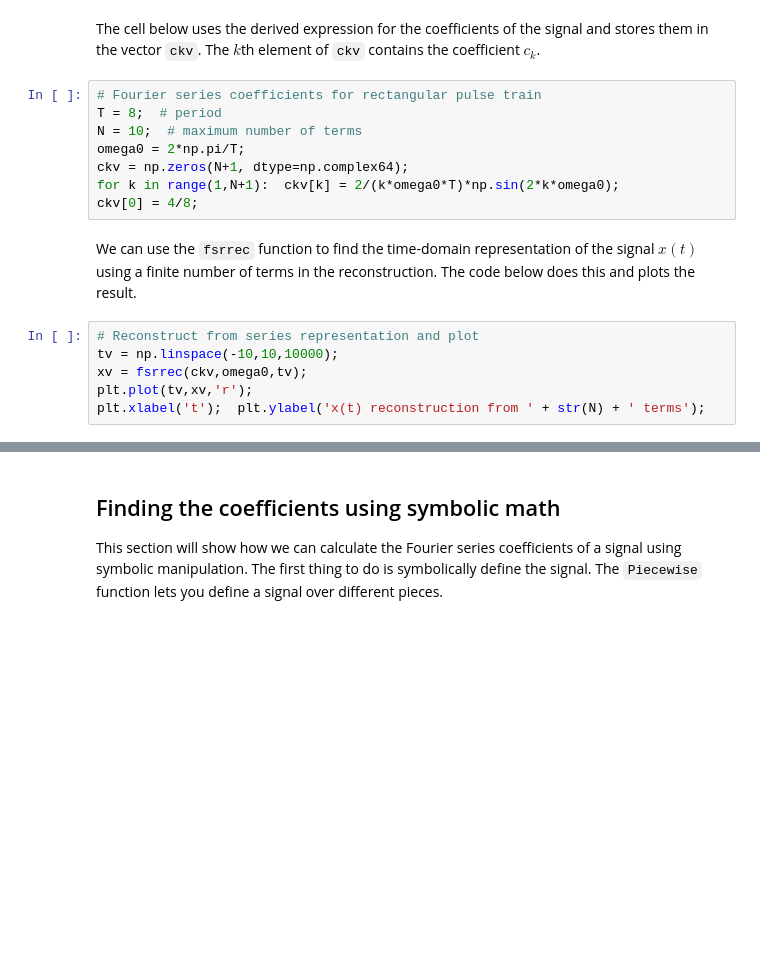
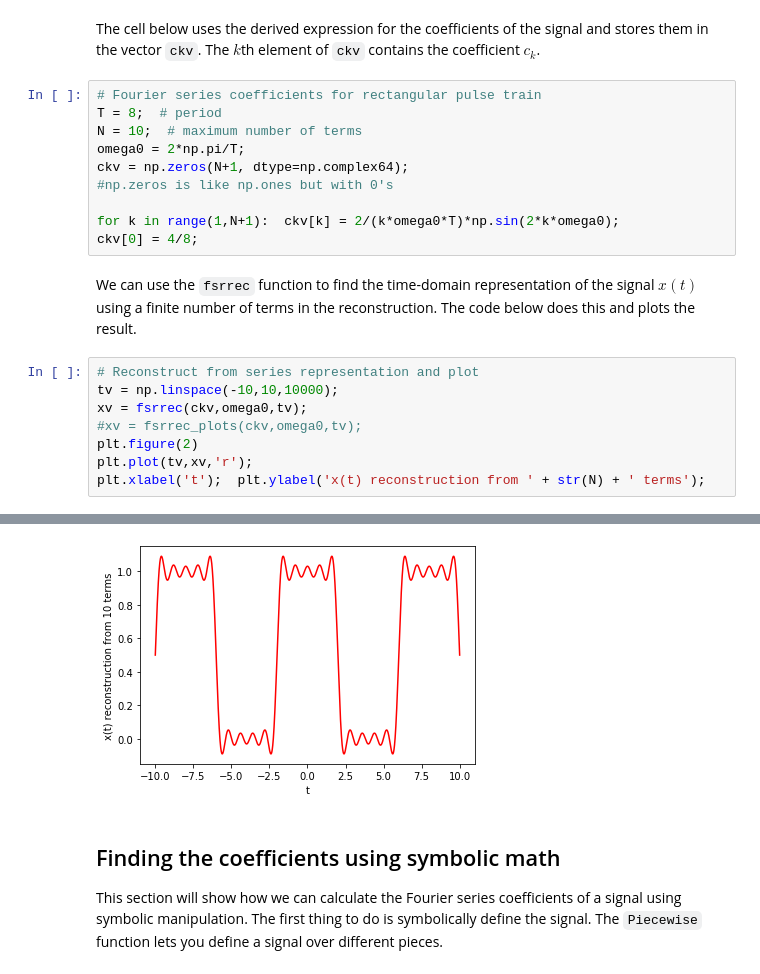
Before and after one commit to nicollsf/eee2047s-notebooks, a Jupyter notebook: lab_symfseries.ipynb, the cells around one changed output, grey strips where cells are left out. Cells and saved outputs as stored; diff of their text form; blank space fills up the shorter version.

```diff
--- a/lab_symfseries.ipynb
+++ b/lab_symfseries.ipynb
@@ -63,6 +81,8 @@ T = 8;  # period
 N = 10;  # maximum number of terms
 omega0 = 2*np.pi/T;
 ckv = np.zeros(N+1, dtype=np.complex64);
+#np.zeros is like np.ones but with 0's
+
 for k in range(1,N+1):  ckv[k] = 2/(k*omega0*T)*np.sin(2*k*omega0);
 ckv[0] = 4/8;
 # %% [markdown]
@@ -71,6 +91,8 @@ We can use the `fsrrec` function to find the time-domain representation of the s
 # Reconstruct from series representation and plot
 tv = np.linspace(-10,10,10000);
 xv = fsrrec(ckv,omega0,tv);
+#xv = fsrrec_plots(ckv,omega0,tv);
+plt.figure(2)
 plt.plot(tv,xv,'r');
 plt.xlabel('t');  plt.ylabel('x(t) reconstruction from ' + str(N) + ' terms');
 # %% [output]
@@ -79,3 +99,4 @@ plt.xlabel('t');  plt.ylabel('x(t) reconstruction from ' + str(N) + ' terms');
+[figure, added]
 # %% [markdown]
 ## Finding the coefficients using symbolic math
 
```
Also changed, not shown: parts of 8 cells of this notebook, 5 other files.
